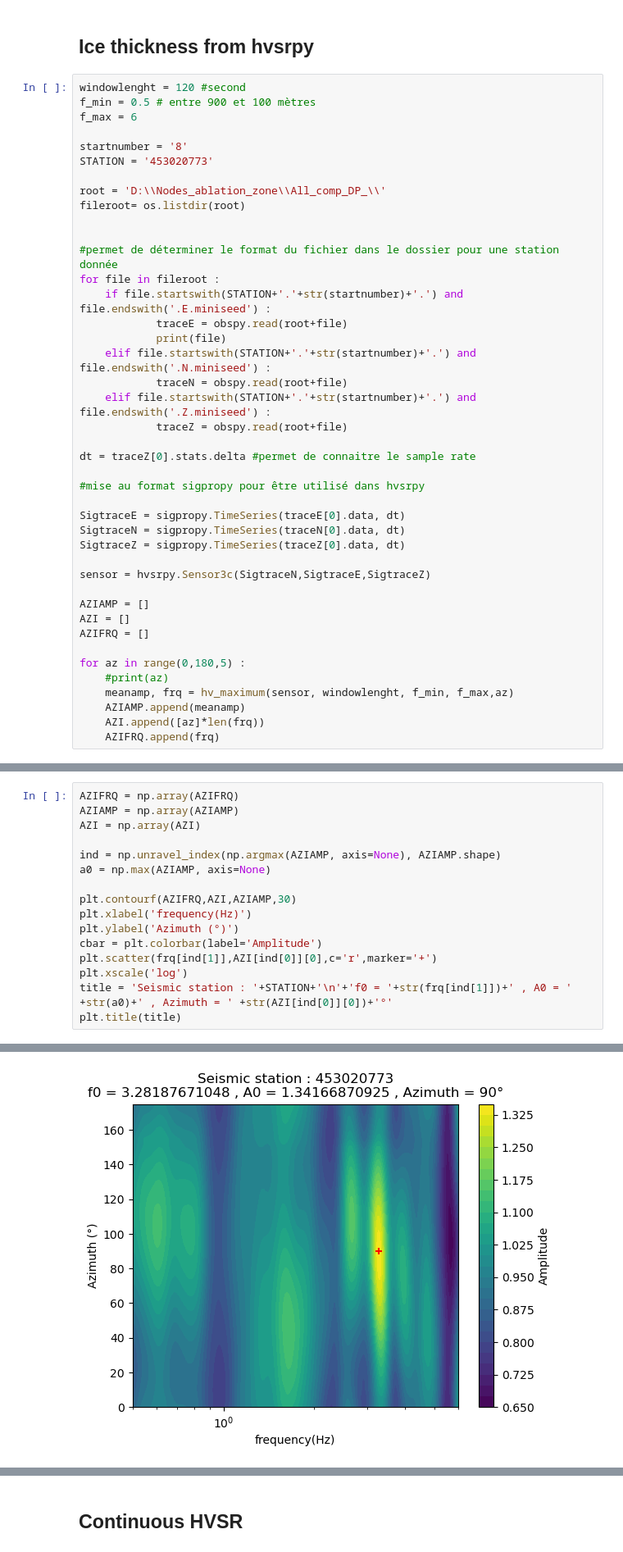
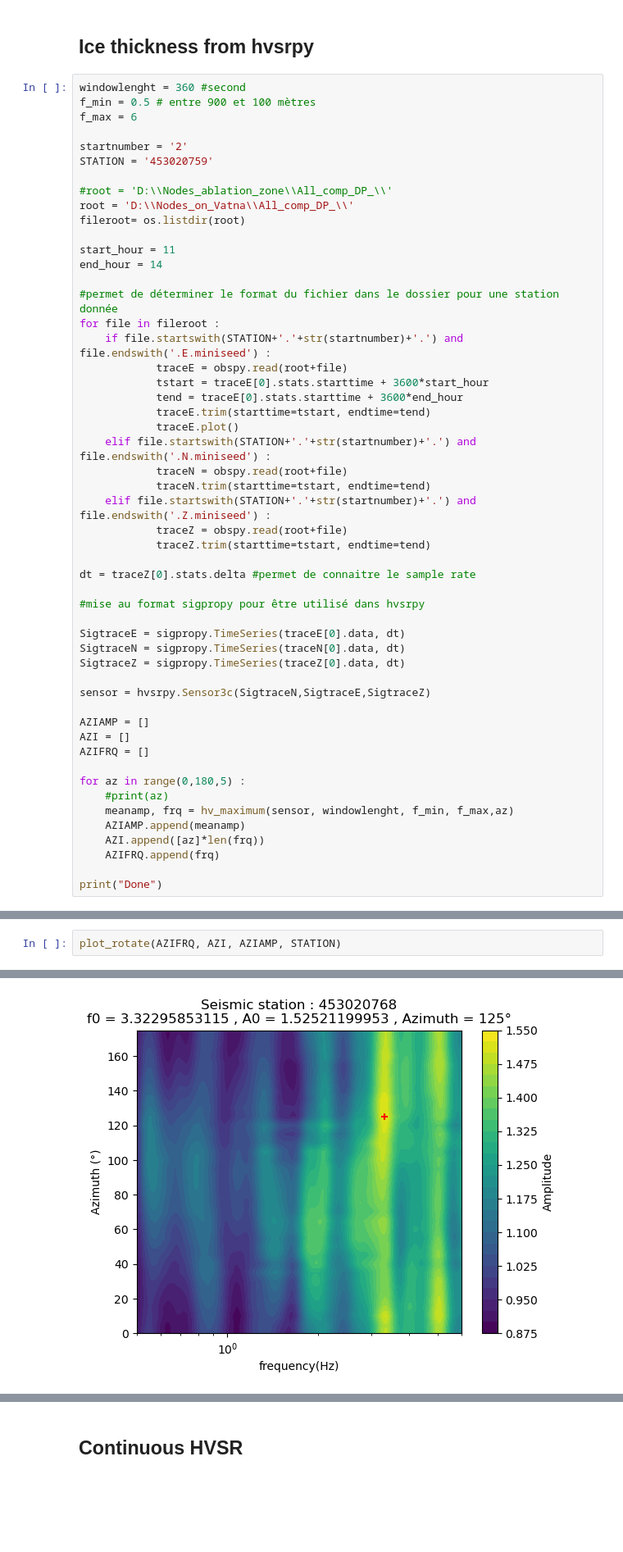
Before and after one commit to jgovoort/sismo-memo, a Jupyter notebook: Ice-thickness.ipynb, the cells around one changed output, grey strips where cells are left out. Shown at 82% size. Saved outputs shown, nothing was run; the diff lists cells and outputs as text; blank space fills up the shorter version.

```diff
--- a/Ice-thickness.ipynb
+++ b/Ice-thickness.ipynb
@@ -318,26 +362,34 @@ def hv_maximum(sensor, windowlenght, f_min, f_max, azi = None) :
 # %% [markdown]
 ## Ice thickness from hvsrpy
 # %%
-windowlenght = 120 #second
+windowlenght = 360 #second
 f_min = 0.5 # entre 900 et 100 mètres
 f_max = 6
 
-startnumber = '8'
-STATION = '453020773'
+startnumber = '2'
+STATION = '453020759'
 
-root = 'D:\\Nodes_ablation_zone\\All_comp_DP_\\'
+#root = 'D:\\Nodes_ablation_zone\\All_comp_DP_\\'
+root = 'D:\\Nodes_on_Vatna\\All_comp_DP_\\'
 fileroot= os.listdir(root)
 
+start_hour = 11
+end_hour = 14
 
 #permet de déterminer le format du fichier dans le dossier pour une station donnée
 for file in fileroot :
     if file.startswith(STATION+'.'+str(startnumber)+'.') and file.endswith('.E.miniseed') :
             traceE = obspy.read(root+file)
-            print(file)
+            tstart = traceE[0].stats.starttime + 3600*start_hour
+            tend = traceE[0].stats.starttime + 3600*end_hour
+            traceE.trim(starttime=tstart, endtime=tend)
+            traceE.plot()
     elif file.startswith(STATION+'.'+str(startnumber)+'.') and file.endswith('.N.miniseed') :
             traceN = obspy.read(root+file)
+            traceN.trim(starttime=tstart, endtime=tend)
     elif file.startswith(STATION+'.'+str(startnumber)+'.') and file.endswith('.Z.miniseed') :
             traceZ = obspy.read(root+file)
+            traceZ.trim(starttime=tstart, endtime=tend)
 
 dt = traceZ[0].stats.delta #permet de connaitre le sample rate
 
@@ -359,4 +411,6 @@ for az in range(0,180,5) :
     AZIAMP.append(meanamp)
     AZI.append([az]*len(frq))
     AZIFRQ.append(frq)
+
+print("Done")
 # %% [output]
@@ -364,17 +419,3 @@ for az in range(0,180,5) :
 # %%
-AZIFRQ = np.array(AZIFRQ)
-AZIAMP = np.array(AZIAMP)
-AZI = np.array(AZI)
-
-ind = np.unravel_index(np.argmax(AZIAMP, axis=None), AZIAMP.shape)
-a0 = np.max(AZIAMP, axis=None)
-
-plt.contourf(AZIFRQ,AZI,AZIAMP,30)
-plt.xlabel('frequency(Hz)')
-plt.ylabel('Azimuth (°)')
-cbar = plt.colorbar(label='Amplitude')
-plt.scatter(frq[ind[1]],AZI[ind[0]][0],c='r',marker='+')
-plt.xscale('log')
-title = 'Seismic station : '+STATION+'\n'+'f0 = '+str(frq[ind[1]])+' , A0 = ' +str(a0)+' , Azimuth = ' +str(AZI[ind[0]][0])+'°'
-plt.title(title)
+plot_rotate(AZIFRQ, AZI, AZIAMP, STATION)
 # %% [output]
@@ -382 +422 @@ Text(0.5, 1.0, 'Seismic station : 453020773\nf0 = 3.28187671048 , A0 = 1.3416687
-[figure, old version]
+[figure, new version]
```
Also changed, not shown: parts of 14 cells of this notebook, 7 other files.
